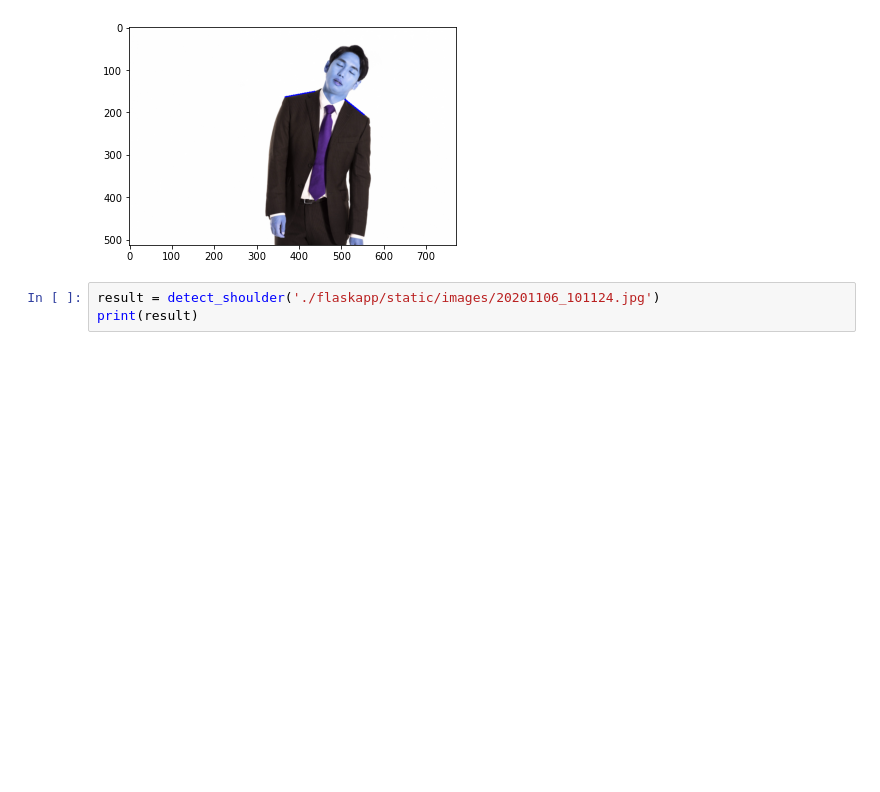
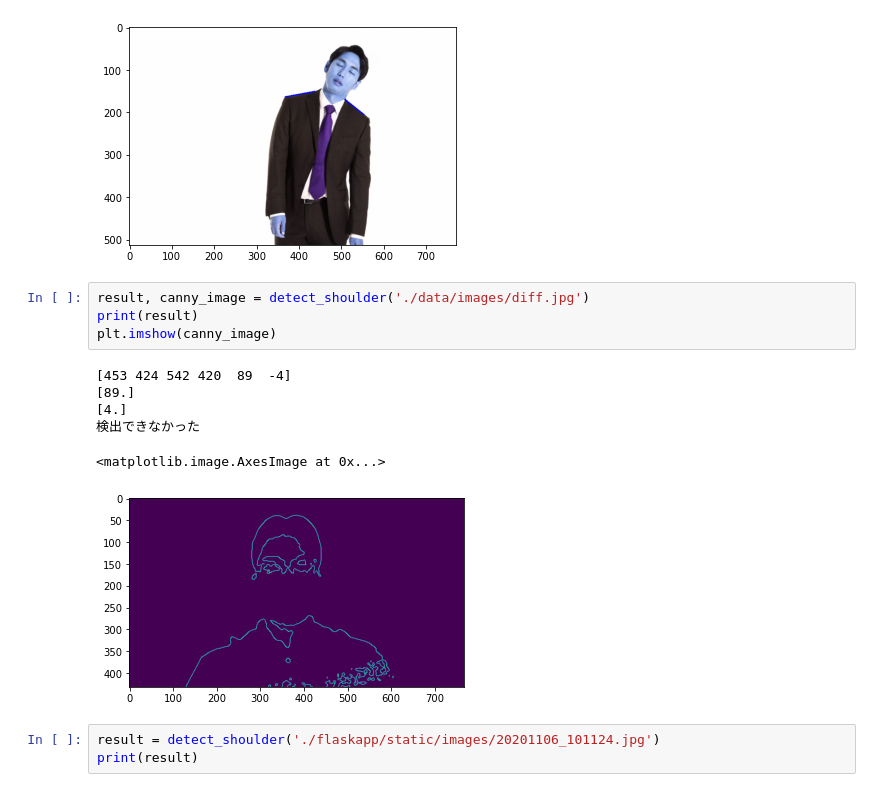
Before and after one commit to ess4536/miso-app, a Jupyter notebook: miso_shoulder.ipynb, the cells around one changed output. Saved outputs shown, nothing was run; the diff lists cells and outputs as text; blank space fills up the shorter version.

```diff
--- a/miso_shoulder.ipynb
+++ b/miso_shoulder.ipynb
@@ -44,6 +59,17 @@ print(result)
        [0, 0, 0, ..., 0, 0, 0],
        [0, 0, 0, ..., 0, 0, 0]], dtype=uint8))
 [figure]
+# %%
+result, canny_image = detect_shoulder('./data/images/diff.jpg')
+print(result)
+plt.imshow(canny_image)
+# %% [output]
+[453 424 542 420  89  -4]
+[89.]
+[4.]
+検出できなかった
+<matplotlib.image.AxesImage at 0x...>
+[figure, added]
 # %%
 result = detect_shoulder('./flaskapp/static/images/20201106_101124.jpg')
 print(result)
```
Also changed, not shown: parts of 2 cells of this notebook.
